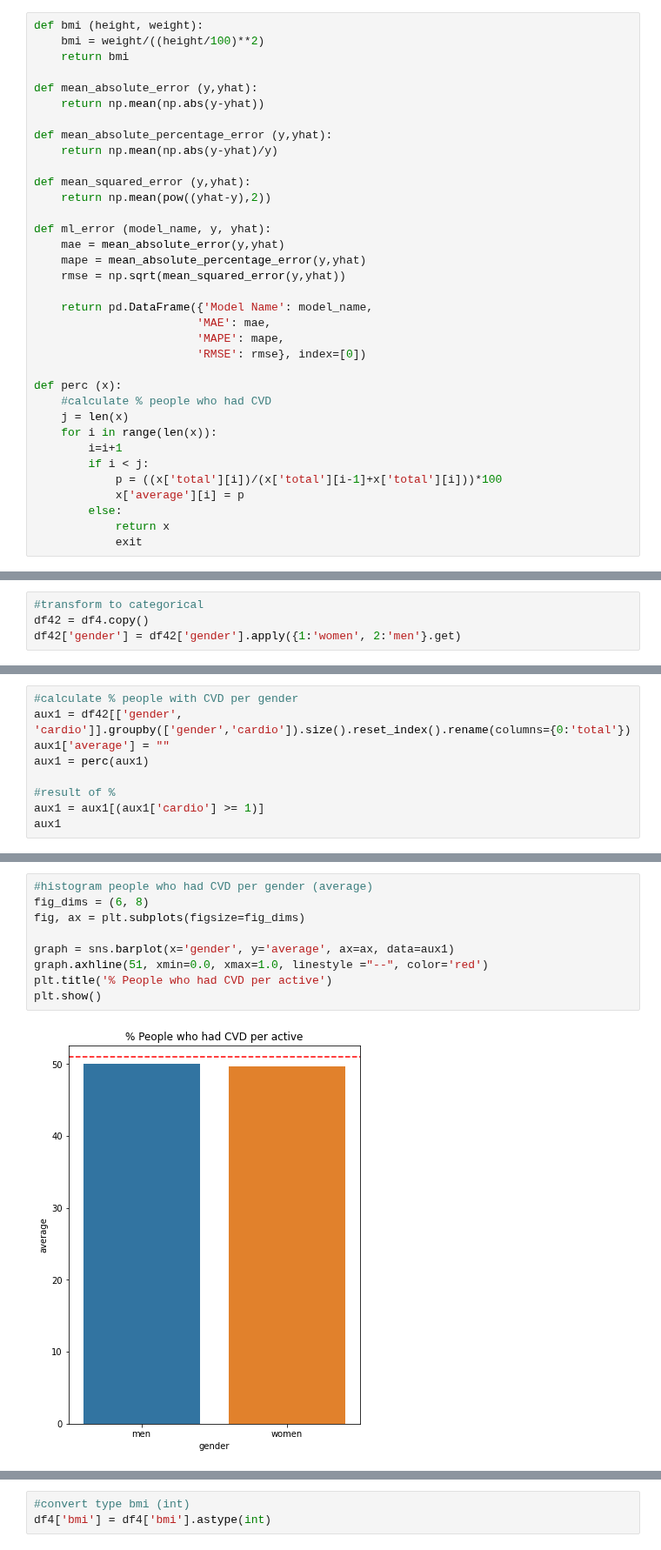
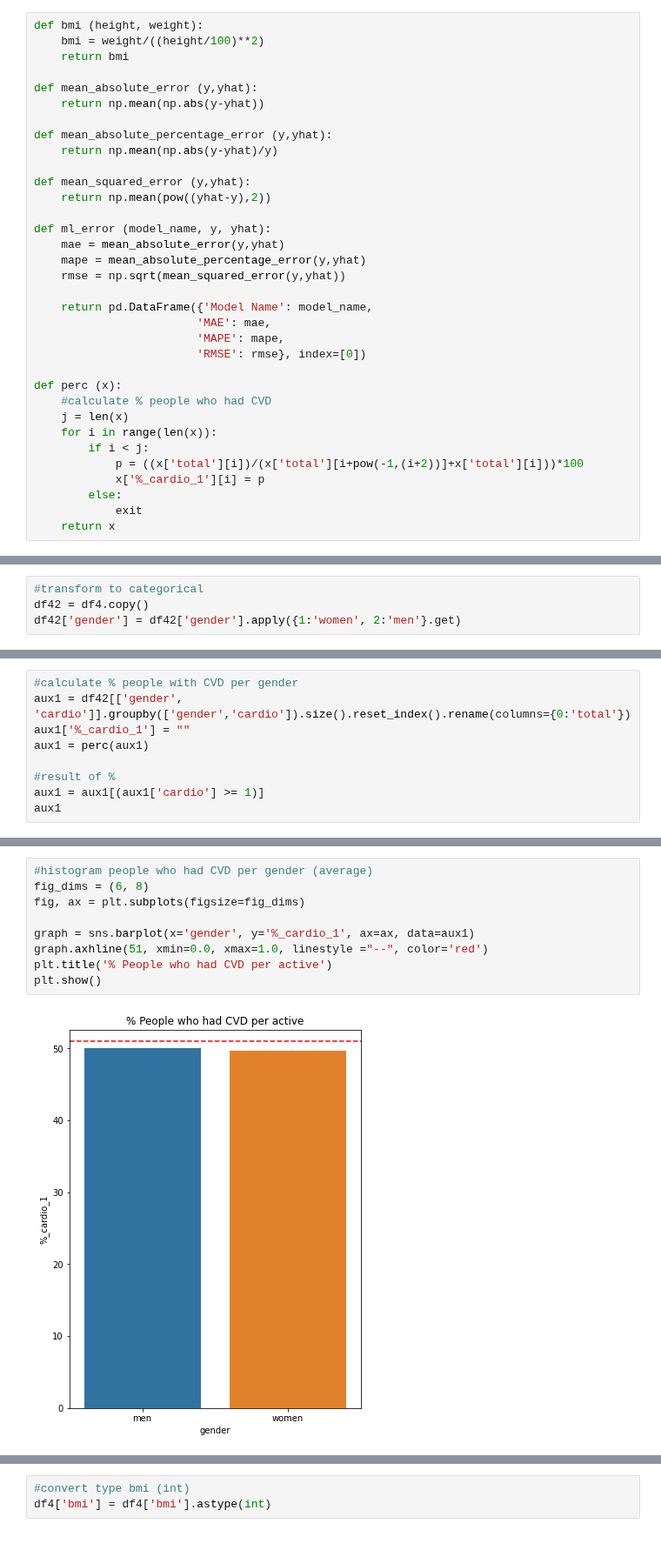
Before and after one commit to HenriqueCR1291/cardio_catch_diseases, a Jupyter notebook: m05_cardio_catch_diseases.ipynb, the cells around one changed output, grey strips where cells are left out. Shown at 87% size. Saved outputs shown, nothing was run; the diff lists cells and outputs as text.

```diff
--- a/m05_cardio_catch_diseases.ipynb
+++ b/m05_cardio_catch_diseases.ipynb
@@ -57,13 +65,12 @@ def perc (x):
     #calculate % people who had CVD
     j = len(x)
     for i in range(len(x)):
-        i=i+1
         if i < j:
-            p = ((x['total'][i])/(x['total'][i-1]+x['total'][i]))*100
-            x['average'][i] = p
+            p = ((x['total'][i])/(x['total'][i+pow(-1,(i+2))]+x['total'][i]))*100
+            x['%_cardio_1'][i] = p
         else:
-            return x
             exit
+    return x
 # %% [markdown]
 ## 0.3. Loading Data
 # %%
@@ -544,7 +574,7 @@ plt.show()
 # %%
 #calculate % people with CVD per gender
 aux1 = df42[['gender', 'cardio']].groupby(['gender','cardio']).size().reset_index().rename(columns={0:'total'})
-aux1['average'] = ""
+aux1['%_cardio_1'] = ""
 aux1 = perc(aux1)
 
 #result of %
@@ -558,12 +591,12 @@ See the caveats in the documentation: https://pandas.pydata.org/pandas-docs/stab
 # %%
 #histogram people who had CVD per gender (average)
 fig_dims = (6, 8)
 fig, ax = plt.subplots(figsize=fig_dims)
 
-graph = sns.barplot(x='gender', y='average', ax=ax, data=aux1)
+graph = sns.barplot(x='gender', y='%_cardio_1', ax=ax, data=aux1)
 graph.axhline(51, xmin=0.0, xmax=1.0, linestyle ="--", color='red')
 plt.title('% People who had CVD per active')
 plt.show()
 # %% [output]
-[figure, old version]
+[figure, new version]
 # %% [markdown]
```
Also changed, not shown: parts of 52 cells of this notebook.
